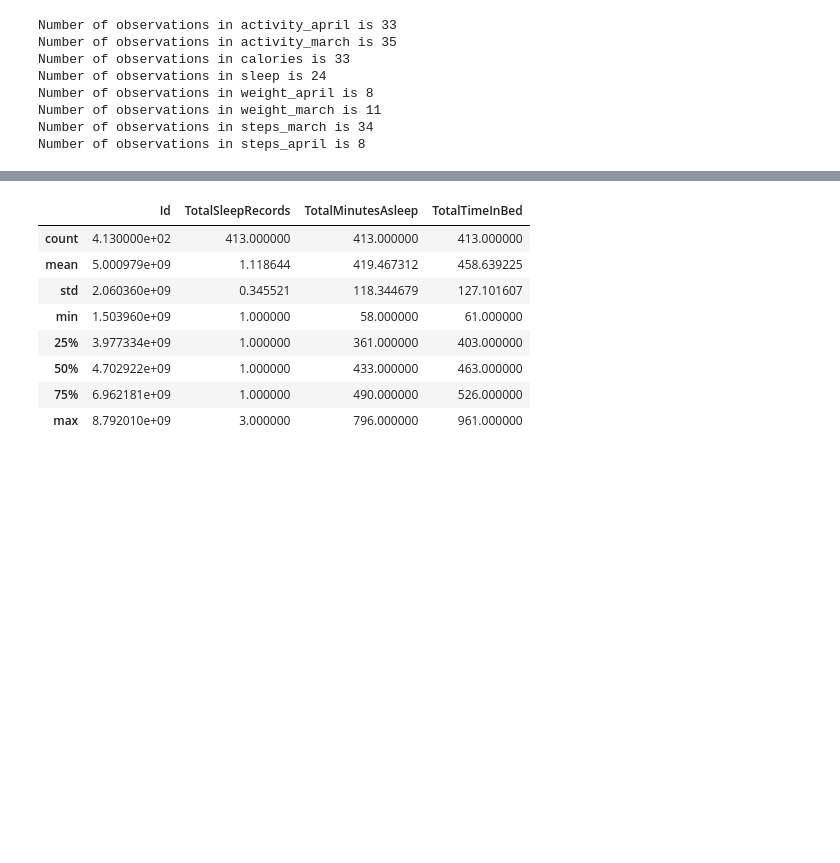
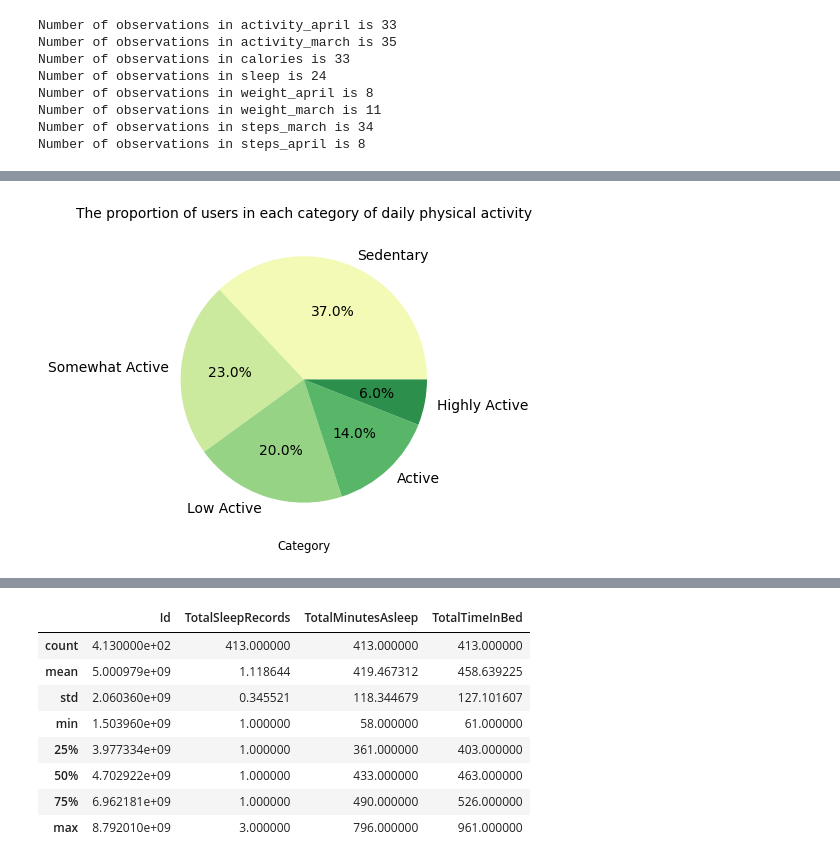
Before and after one commit to Nyakaana/Fit-Bit-Google-analytics-data-analysis-capstone-project-, a Jupyter notebook: Bellabeat_case_study_3.ipynb, the cells around one changed output, grey strips where cells are left out. Cells and saved outputs as stored; diff of their text form; code cells hidden in the pictures; blank space fills up the shorter version.

```diff
--- a/Bellabeat_case_study_3.ipynb
+++ b/Bellabeat_case_study_3.ipynb
@@ -501,0 +344,12 @@ sleep.head()
+# %%
+plt.figure(figsize=(7,4))
+plt.pie(x = propotion_activity.values,
+        labels = propotion_activity.index,
+        colors = sns.color_palette("YlGn"),
+        autopct="%1.1f%%"
+        )
+plt.title('The proportion of users in each category of daily physical activity', fontsize ='medium')
+plt.xlabel('Category',fontsize ='small')
+plt.show()
+# %% [output]
+[figure, added]
```
Also changed, not shown: parts of 105 cells of this notebook.
